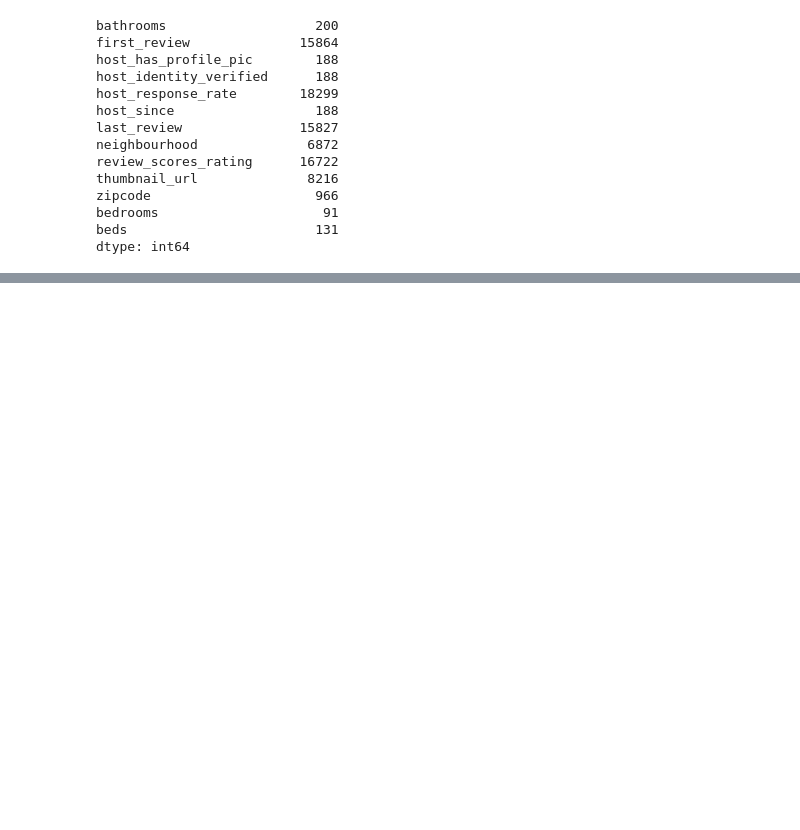
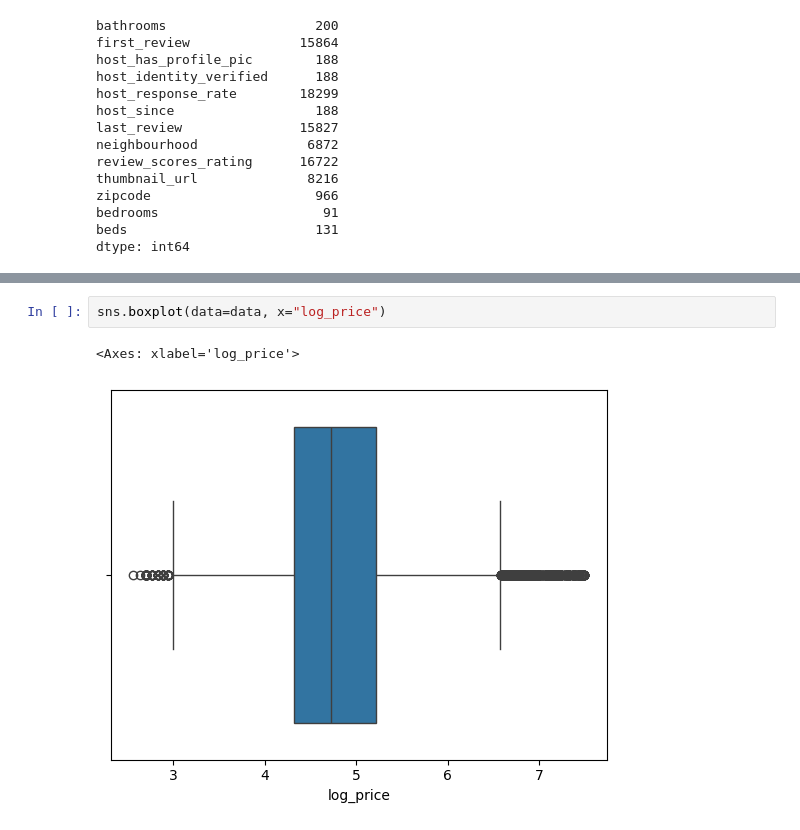
Before and after one commit to ThomasSanna/M1DE-ingenieurie-des-donnees, a Jupyter notebook: td/airbnb-apprentissage-supervise/code.ipynb, the cells around one changed output, grey strips where cells are left out. Saved outputs shown, nothing was run; the diff lists cells and outputs as text; blank space fills up the shorter version.

```diff
--- a/td/airbnb-apprentissage-supervise/code.ipynb
+++ b/td/airbnb-apprentissage-supervise/code.ipynb
@@ -58,0 +103,5 @@ dtype: int64
+# %%
+sns.boxplot(data=data, x="log_price")
+# %% [output]
+<Axes: xlabel='log_price'>
+[figure, added]
```
Also changed, not shown: parts of 7 cells of this notebook, 6 other files.
